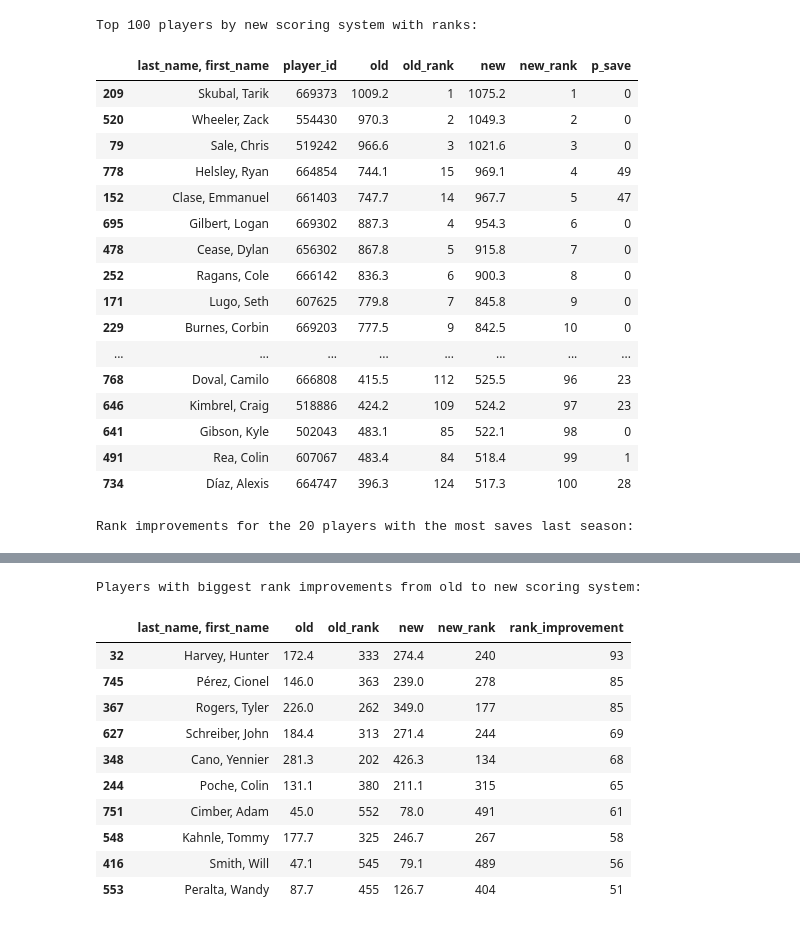
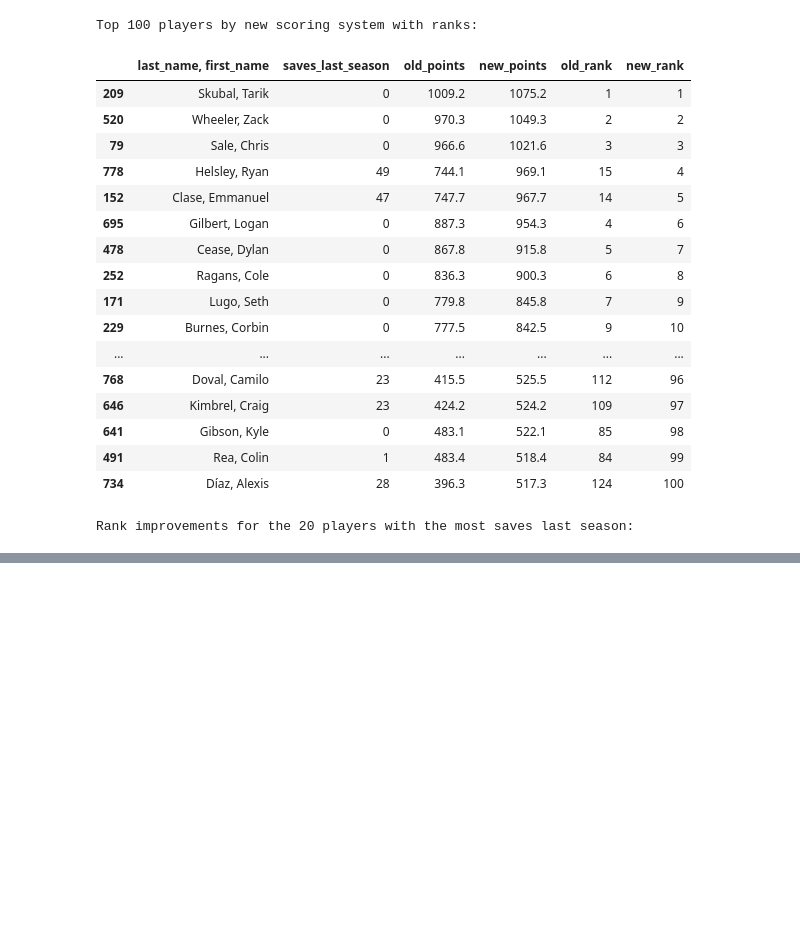
Before and after one commit to crtez/fantasy_reference, a Jupyter notebook: analysis.ipynb, the cells around one changed output, grey strips where cells are left out. Cells and saved outputs as stored; diff of their text form; code cells hidden in the pictures; blank space fills up the shorter version.

```diff
--- a/analysis.ipynb
+++ b/analysis.ipynb
@@ -15,7 +15,7 @@ for col in numeric_cols:
         df[col] = pd.to_numeric(df[col], errors='coerce')
 
 # Calculate points using the old scoring system
-df['old'] = (
+df['old_points'] = (
     df['p_win'] * 8 +
     df['p_save'] * 8 +
     df['p_out'] * 1 +
@@ -27,8 +27,8 @@ df['old'] = (
 )
 
 # Calculate points using the new scoring system (old + additional stats)
-df['new'] = (
-    df['old'] +
+df['new_points'] = (
+    df['old_points'] +
     df['p_balk'] * -1 +
     df['p_hold'] * 4 +
     df['p_total_pickoff'] * 1 +
@@ -38,60 +38,53 @@ df['new'] = (
 )
 
 # Add rank columns
-df['old_rank'] = df['old'].rank(ascending=False, method='min').astype(int)
-df['new_rank'] = df['new'].rank(ascending=False, method='min').astype(int)
+df['old_rank'] = df['old_points'].rank(ascending=False, method='min').astype(int)
+df['new_rank'] = df['new_points'].rank(ascending=False, method='min').astype(int)
 df['rank_improvement'] = df['old_rank'] - df['new_rank']
 
 # Display the top 20 players with their ranks
-top_players = df[['last_name, first_name', 'player_id', 'old', 'old_rank', 'new', 'new_rank', 'p_save']]
-top_players = top_players.sort_values(by='new', ascending=False)
+top_players = df[['last_name, first_name', 'p_save', 'old_points', 'new_points', 'old_rank', 'new_rank']].rename(columns={'p_save': 'saves_last_season'})
+top_players = top_players.sort_values(by='new_points', ascending=False)
 
 print("Top 100 players by new scoring system with ranks:")
 with pd.option_context('display.max_rows', None):
     display(top_players.head(100))
 
 # List of the 20 specific players you provided
 specific_players = [
     "Helsley, Ryan", "Clase, Emmanuel", "Finnegan, Kyle", "Suarez, Robert",
     "Hader, Josh", "Iglesias, Raisel", "Yates, Kirby", "Holmes, Clay",
     "Foley, Jason", "Díaz, Alexis", "Miller, Mason", "Jansen, Kenley",
     "Estévez, Carlos", "Doval, Camilo", "Bednar, David", "Duran, Jhoan",
     "Kimbrel, Craig", "Fairbanks, Pete", "Scott, Tanner", "Muñoz, Andrés"
 ]
 
 # Filter the dataframe to only include these players
 specific_df = df[df['last_name, first_name'].isin(specific_players)]
 
 # Create a dataframe showing rank improvements for these specific players
-specific_rank_changes = specific_df[['last_name, first_name', 'p_save', 'old', 'old_rank', 'new', 'new_rank', 'rank_improvement']]
+specific_rank_changes = specific_df[['last_name, first_name', 'p_save', 'old_points', 'new_points', 'old_rank', 'new_rank', 'rank_improvement']].rename(columns={'p_save': 'saves_last_season'})
 specific_rank_changes = specific_rank_changes.sort_values(by='rank_improvement', ascending=False)
 
 print("\nRank improvements for the 20 players with the most saves last season:")
 display(specific_rank_changes)
-
-# Also show players with the biggest rank improvements overall
-biggest_improvers = df[['last_name, first_name', 'old', 'old_rank', 'new', 'new_rank', 'rank_improvement']]
-biggest_improvers = biggest_improvers.sort_values(by='rank_improvement', ascending=False)
-
-print("\nPlayers with biggest rank improvements from old to new scoring system:")
-display(biggest_improvers.head(10))
 # %% [output]
 Top 100 players by new scoring system with ranks:
-|  | last_name, first_name | player_id | old | old_rank | new | new_rank | p_save |
-| 209 | Skubal, Tarik | 669373 | 1009.2 | 1 | 1075.2 | 1 | 0 |
-| 520 | Wheeler, Zack | 554430 | 970.3 | 2 | 1049.3 | 2 | 0 |
-| 79 | Sale, Chris | 519242 | 966.6 | 3 | 1021.6 | 3 | 0 |
-| 778 | Helsley, Ryan | 664854 | 744.1 | 15 | 969.1 | 4 | 49 |
-| 152 | Clase, Emmanuel | 661403 | 747.7 | 14 | 967.7 | 5 | 47 |
-| 695 | Gilbert, Logan | 669302 | 887.3 | 4 | 954.3 | 6 | 0 |
-| 478 | Cease, Dylan | 656302 | 867.8 | 5 | 915.8 | 7 | 0 |
-| 252 | Ragans, Cole | 666142 | 836.3 | 6 | 900.3 | 8 | 0 |
-| 171 | Lugo, Seth | 607625 | 779.8 | 7 | 845.8 | 9 | 0 |
-| 229 | Burnes, Corbin | 669203 | 777.5 | 9 | 842.5 | 10 | 0 |
-| ... | ... | ... | ... | ... | ... | ... | ... |
-| 768 | Doval, Camilo | 666808 | 415.5 | 112 | 525.5 | 96 | 23 |
-| 646 | Kimbrel, Craig | 518886 | 424.2 | 109 | 524.2 | 97 | 23 |
-| 641 | Gibson, Kyle | 502043 | 483.1 | 85 | 522.1 | 98 | 0 |
-| 491 | Rea, Colin | 607067 | 483.4 | 84 | 518.4 | 99 | 1 |
-| 734 | Díaz, Alexis | 664747 | 396.3 | 124 | 517.3 | 100 | 28 |
+|  | last_name, first_name | saves_last_season | old_points | new_points | old_rank | new_rank |
+| 209 | Skubal, Tarik | 0 | 1009.2 | 1075.2 | 1 | 1 |
+| 520 | Wheeler, Zack | 0 | 970.3 | 1049.3 | 2 | 2 |
+| 79 | Sale, Chris | 0 | 966.6 | 1021.6 | 3 | 3 |
+| 778 | Helsley, Ryan | 49 | 744.1 | 969.1 | 15 | 4 |
+| 152 | Clase, Emmanuel | 47 | 747.7 | 967.7 | 14 | 5 |
+| 695 | Gilbert, Logan | 0 | 887.3 | 954.3 | 4 | 6 |
+| 478 | Cease, Dylan | 0 | 867.8 | 915.8 | 5 | 7 |
+| 252 | Ragans, Cole | 0 | 836.3 | 900.3 | 6 | 8 |
+| 171 | Lugo, Seth | 0 | 779.8 | 845.8 | 7 | 9 |
+| 229 | Burnes, Corbin | 0 | 777.5 | 842.5 | 9 | 10 |
+| ... | ... | ... | ... | ... | ... | ... |
+| 768 | Doval, Camilo | 23 | 415.5 | 525.5 | 112 | 96 |
+| 646 | Kimbrel, Craig | 23 | 424.2 | 524.2 | 109 | 97 |
+| 641 | Gibson, Kyle | 0 | 483.1 | 522.1 | 85 | 98 |
+| 491 | Rea, Colin | 1 | 483.4 | 518.4 | 84 | 99 |
+| 734 | Díaz, Alexis | 28 | 396.3 | 517.3 | 124 | 100 |
 Rank improvements for the 20 players with the most saves last season:
@@ -115,12 +107,0 @@ Rank improvements for the 20 players with the most saves last season:
-Players with biggest rank improvements from old to new scoring system:
-|  | last_name, first_name | old | old_rank | new | new_rank | rank_improvement |
-| 32 | Harvey, Hunter | 172.4 | 333 | 274.4 | 240 | 93 |
-| 745 | Pérez, Cionel | 146.0 | 363 | 239.0 | 278 | 85 |
-| 367 | Rogers, Tyler | 226.0 | 262 | 349.0 | 177 | 85 |
-| 627 | Schreiber, John | 184.4 | 313 | 271.4 | 244 | 69 |
-| 348 | Cano, Yennier | 281.3 | 202 | 426.3 | 134 | 68 |
-| 244 | Poche, Colin | 131.1 | 380 | 211.1 | 315 | 65 |
-| 751 | Cimber, Adam | 45.0 | 552 | 78.0 | 491 | 61 |
-| 548 | Kahnle, Tommy | 177.7 | 325 | 246.7 | 267 | 58 |
-| 416 | Smith, Will | 47.1 | 545 | 79.1 | 489 | 56 |
-| 553 | Peralta, Wandy | 87.7 | 455 | 126.7 | 404 | 51 |
```
Also changed, not shown: parts of 1 cell of this notebook.
